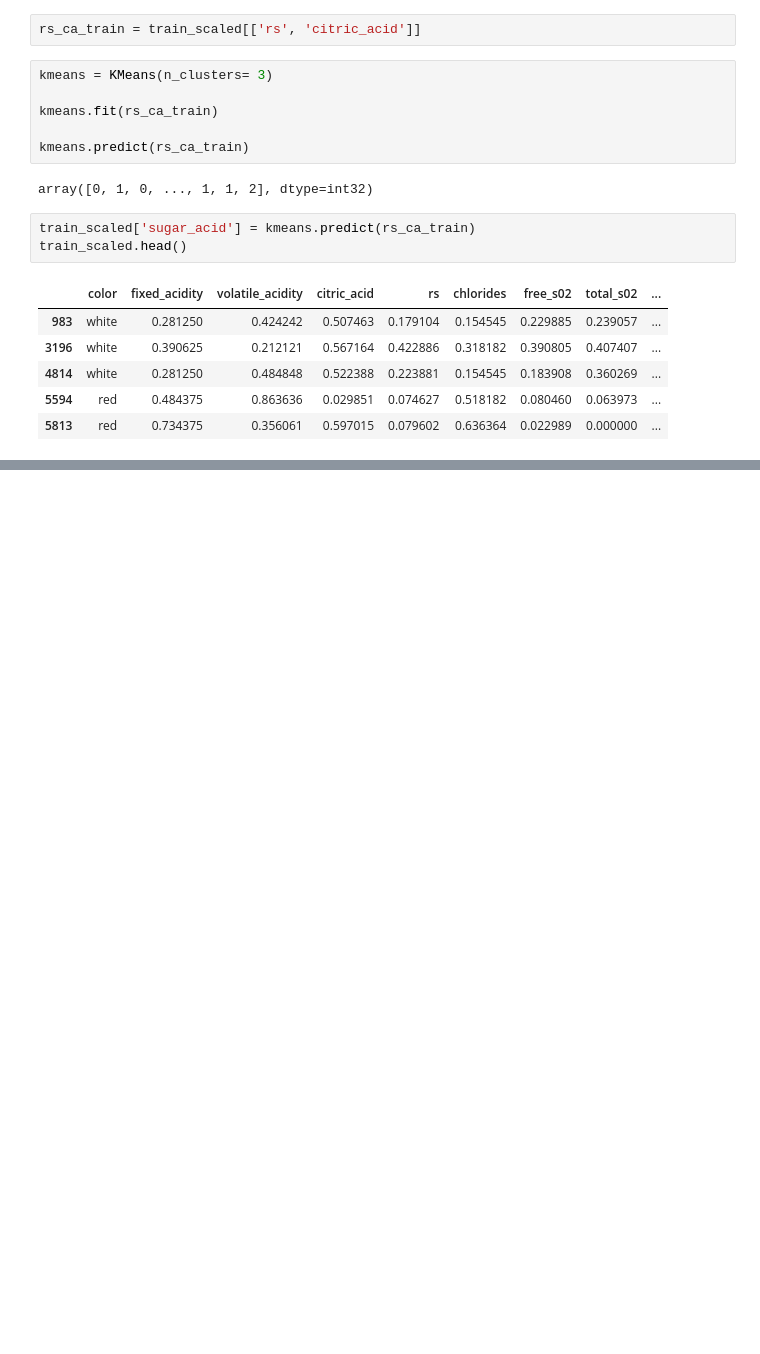
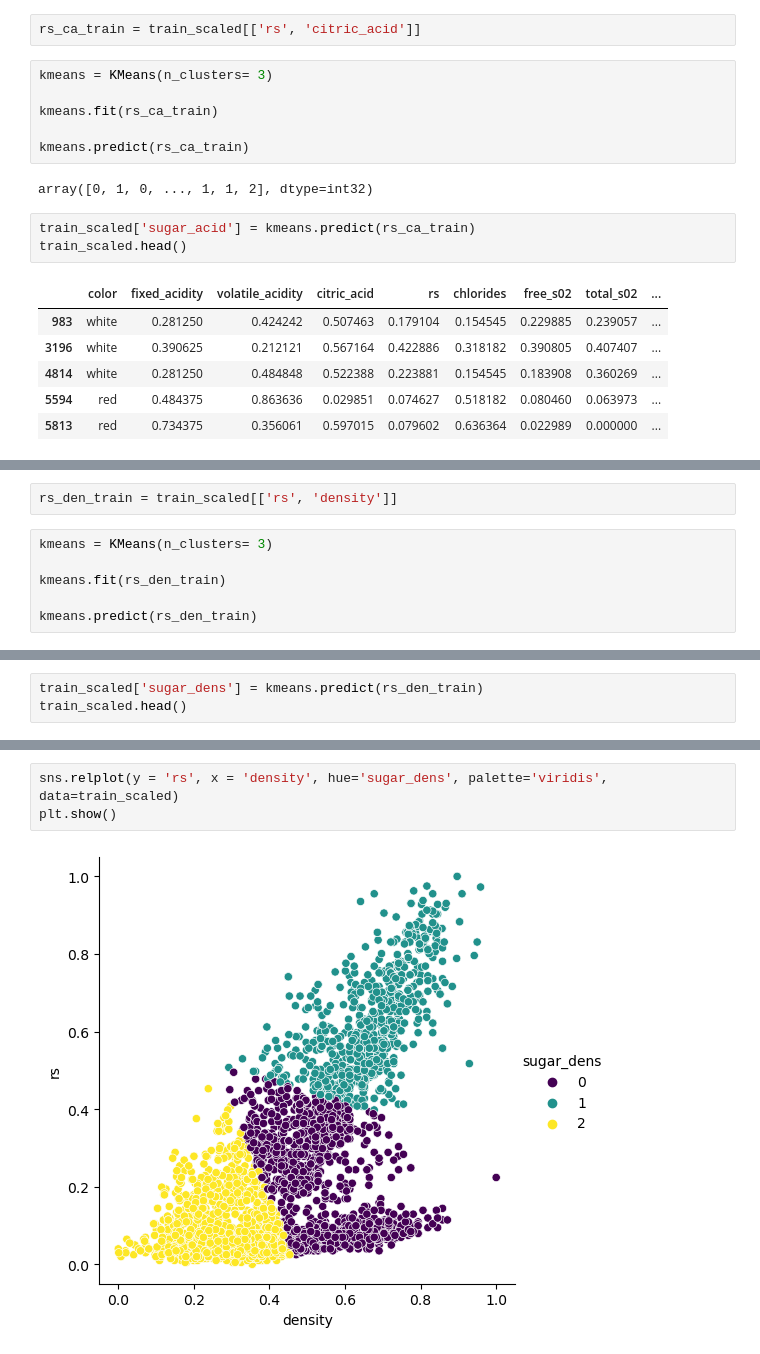
Before and after one commit to Mags-and-Smitty-Clustering-Project/group, a Jupyter notebook: Smitty_working_notebook.ipynb, the cells around one changed output, grey strips where cells are left out. Cells and saved outputs as stored; diff of their text form; blank space fills up the shorter version.

```diff
--- a/Smitty_working_notebook.ipynb
+++ b/Smitty_working_notebook.ipynb
@@ -410,0 +474,8 @@ p     = 0.0000
+# %%
+rs_den_train = train_scaled[['rs', 'density']]
+# %%
+kmeans = KMeans(n_clusters= 3)
+
+kmeans.fit(rs_den_train)
+
+kmeans.predict(rs_den_train)
@@ -410,0 +484,3 @@ p     = 0.0000
+# %%
+train_scaled['sugar_dens'] = kmeans.predict(rs_den_train)
+train_scaled.head()
@@ -410,0 +494,5 @@ p     = 0.0000
+# %%
+sns.relplot(y = 'rs', x = 'density', hue='sugar_dens', palette='viridis', data=train_scaled)
+plt.show()
+# %% [output]
+[figure, added]
```
Also changed, not shown: parts of 24 cells of this notebook.
